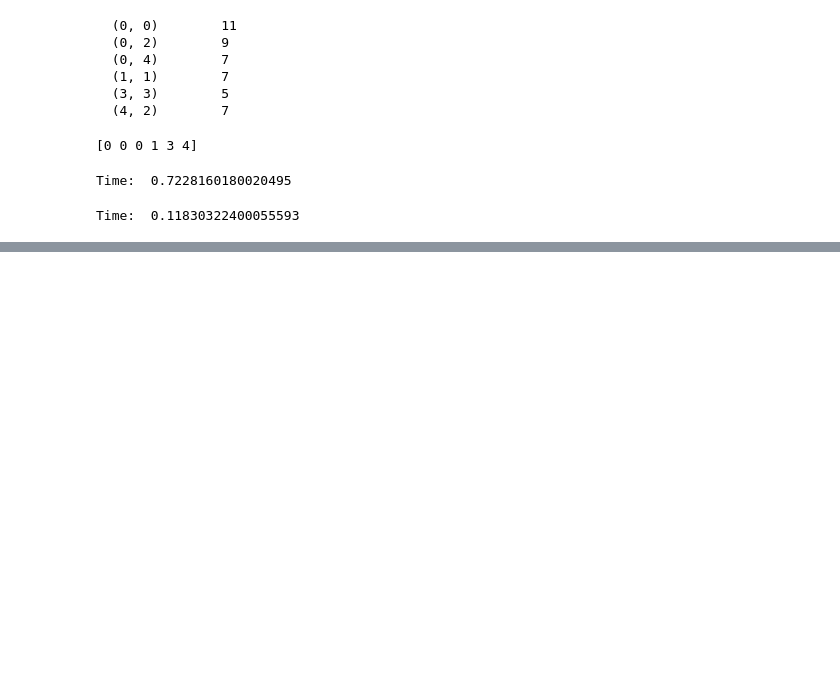
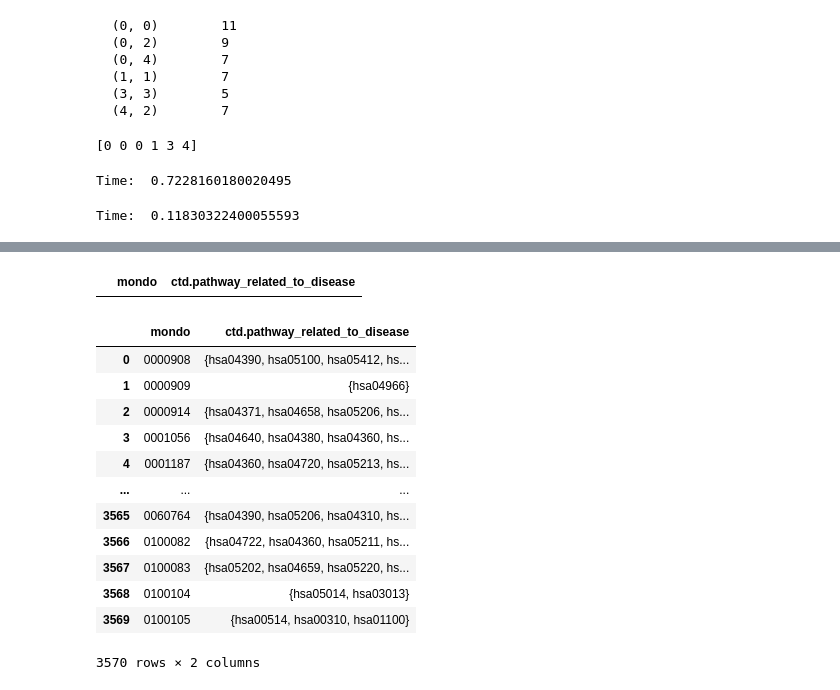
Before and after one commit to bionetslab/digest, a Jupyter notebook: jupyter/testing.ipynb, the cells around one changed output, grey strips where cells are left out. Cells and saved outputs as stored; diff of their text form; code cells hidden in the pictures; blank space fills up the shorter version.

```diff
--- a/jupyter/testing.ipynb
+++ b/jupyter/testing.ipynb
@@ -362,0 +441,31 @@ Time:  0.11830322400055593
+# %%
+omim_to_hsa = pd.read_csv("http://rest.genome.jp/link/omim/hsa", names=['hsa', 'omim', 'dir'], sep="\t", dtype=str)
+hsa_to_pathway = pd.read_csv("http://rest.kegg.jp/link/pathway/hsa", names=['hsa', 'pathway'], sep="\t", dtype=str)
+omim_to_pathway = pd.merge(omim_to_hsa[['hsa', 'omim']], hsa_to_pathway[['hsa', 'pathway']], on="hsa", how="inner")
+omim_to_pathway.omim = omim_to_pathway.omim.str.replace('omim:', '')
+omim_to_pathway.pathway = omim_to_pathway.pathway.str.replace('path:', '')
+omim_to_pathway = pd.merge(disease_mapping[['mondo', 'omim']], omim_to_pathway[['omim', 'pathway']], on="omim",
+                               how="inner")
+omim_to_pathway = omim_to_pathway[['mondo', 'pathway']].fillna('').groupby(['mondo'], as_index=False).agg(
+        combine_rows)
+omim_to_pathway.rename(columns={'pathway': 'ctd.pathway_related_to_disease'}, inplace=True)
+# %%
+omim_to_pathway[omim_to_pathway['mondo']=="0000004"]
+# %% [output]
+|  | mondo | ctd.pathway_related_to_disease |
+# %%
+omim_to_pathway
+# %% [output]
+|  | mondo | ctd.pathway_related_to_disease |
+| 0 | 0000908 | {hsa04390, hsa05100, hsa05412, hs... |
+| 1 | 0000909 | {hsa04966} |
+| 2 | 0000914 | {hsa04371, hsa04658, hsa05206, hs... |
+| 3 | 0001056 | {hsa04640, hsa04380, hsa04360, hs... |
+| 4 | 0001187 | {hsa04360, hsa04720, hsa05213, hs... |
+| ... | ... | ... |
+| 3565 | 0060764 | {hsa04390, hsa05206, hsa04310, hs... |
+| 3566 | 0100082 | {hsa04722, hsa04360, hsa05211, hs... |
+| 3567 | 0100083 | {hsa05202, hsa04659, hsa05220, hs... |
+| 3568 | 0100104 | {hsa05014, hsa03013} |
+| 3569 | 0100105 | {hsa00514, hsa00310, hsa01100} |
+3570 rows × 2 columns
```
Also changed, not shown: parts of 7 cells of this notebook, 6 other files.
